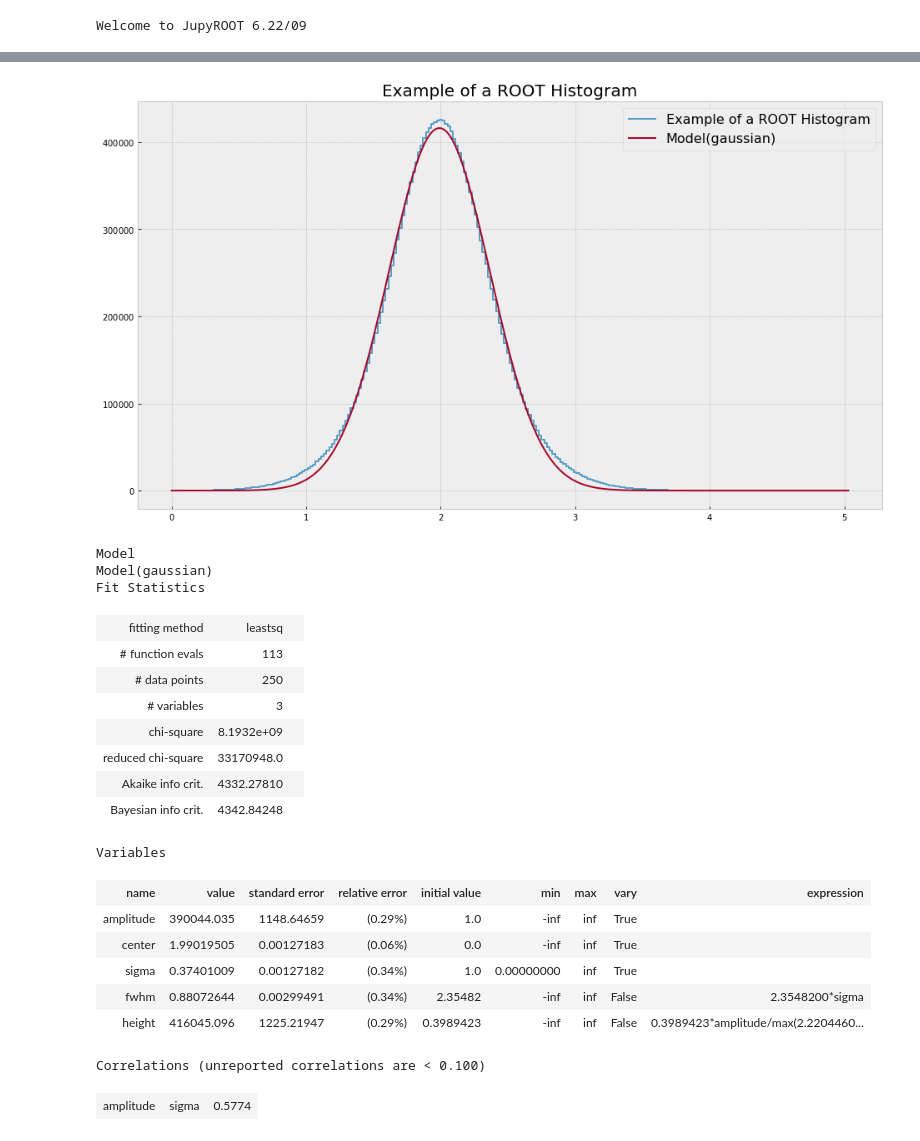
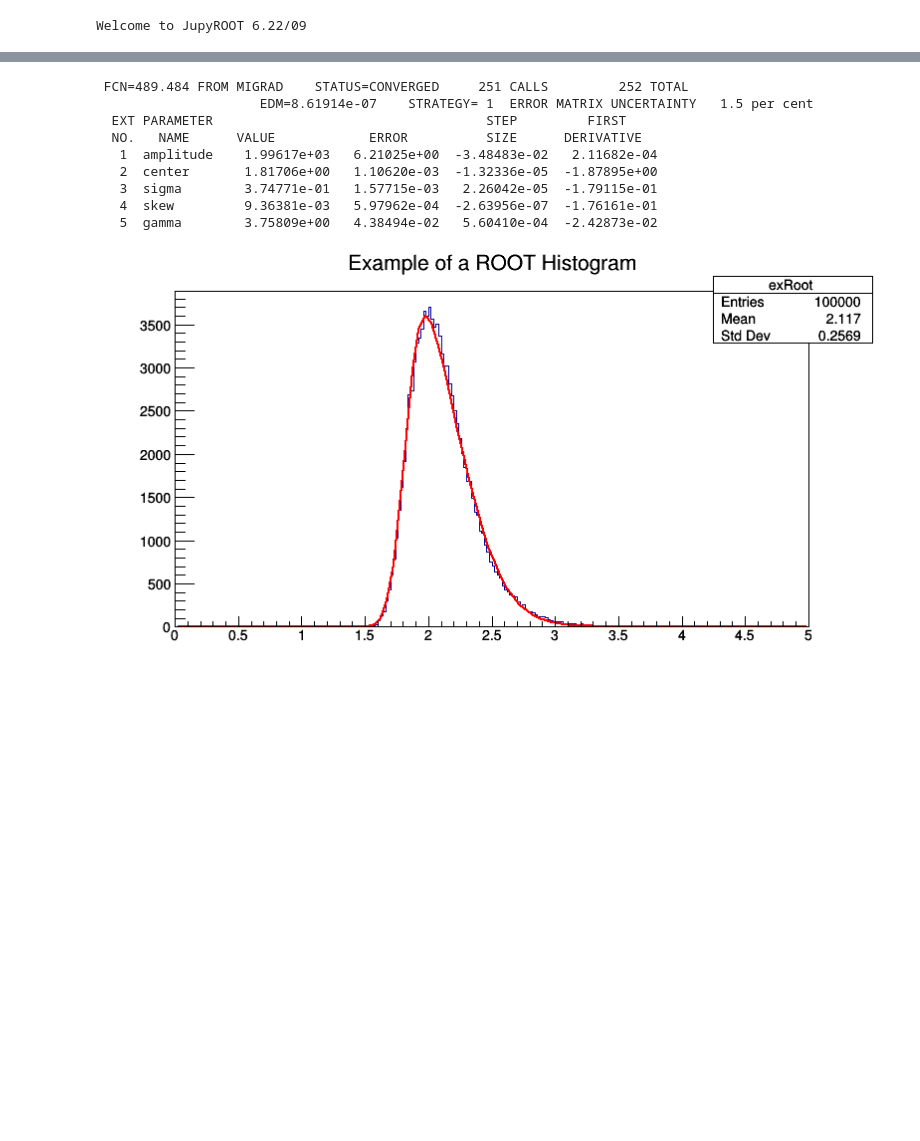
Before and after one commit to tylern4/nicks_plot_utils, a Jupyter notebook: Examples/Example_Rhists.ipynb, the cells around one changed output, grey strips where cells are left out. Cells and saved outputs as stored; diff of their text form; code cells hidden in the pictures; blank space fills up the shorter version.

Commit message:
Update root hist examples

```diff
--- a/Examples/Example_Rhists.ipynb
+++ b/Examples/Example_Rhists.ipynb
@@ -44,28 +31,0 @@ hist = exRoot.toScatter()
-# %%
-hist.histogram()
-out = hist.fitGaussian()
-plt.show()
-
-out
-# %% [output]
-[figure, removed]
-Model
-Model(gaussian)
-Fit Statistics
-| fitting method | leastsq |  |
-| # function evals | 113 |  |
-| # data points | 250 |  |
-| # variables | 3 |  |
-| chi-square | 8.1932e+09 |  |
-| reduced chi-square | 33170948.0 |  |
-| Akaike info crit. | 4332.27810 |  |
-| Bayesian info crit. | 4342.84248 |  |
-Variables
-| name | value | standard error | relative error | initial value | min | max | vary | expression |
-| amplitude | 390044.035 | 1148.64659 | (0.29%) | 1.0 | -inf | inf | True |  |
-| center | 1.99019505 | 0.00127183 | (0.06%) | 0.0 | -inf | inf | True |  |
-| sigma | 0.37401009 | 0.00127182 | (0.34%) | 1.0 | 0.00000000 | inf | True |  |
-| fwhm | 0.88072644 | 0.00299491 | (0.34%) | 2.35482 | -inf | inf | False | 2.3548200*sigma |
-| height | 416045.096 | 1225.21947 | (0.29%) | 0.3989423 | -inf | inf | False | 0.3989423*amplitude/max(2.2204460... |
-Correlations (unreported correlations are < 0.100)
-| amplitude | sigma | 0.5774 |
@@ -71,0 +68,15 @@ Correlations (unreported correlations are < 0.100)
+# %%
+exRoot.Fit("SkewedVoigt", "", "", 0.0,5.0)
+exRoot.Draw()
+c1.Draw()
+# %% [output]
+ FCN=489.484 FROM MIGRAD    STATUS=CONVERGED     251 CALLS         252 TOTAL
+                     EDM=8.61914e-07    STRATEGY= 1  ERROR MATRIX UNCERTAINTY   1.5 per cent
+  EXT PARAMETER                                   STEP         FIRST
+  NO.   NAME      VALUE            ERROR          SIZE      DERIVATIVE
+   1  amplitude    1.99617e+03   6.21025e+00  -3.48483e-02   2.11682e-04
+   2  center       1.81706e+00   1.10620e-03  -1.32336e-05  -1.87895e+00
+   3  sigma        3.74771e-01   1.57715e-03   2.26042e-05  -1.79115e-01
+   4  skew         9.36381e-03   5.97962e-04  -2.63956e-07  -1.76161e-01
+   5  gamma        3.75809e+00   4.38494e-02   5.60410e-04  -2.42873e-02
+[figure, added]
```
Also changed, not shown: parts of 7 cells of this notebook, 1 other file.
